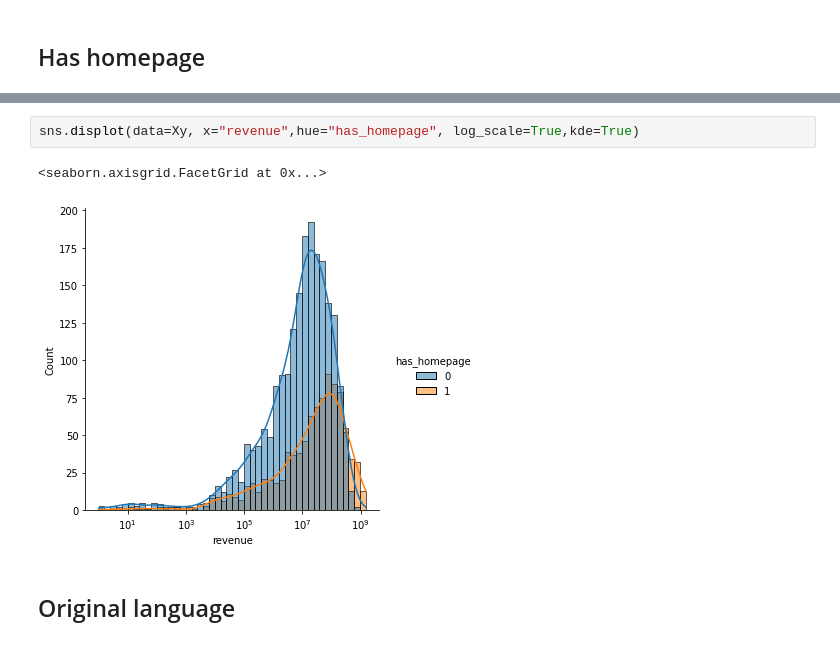
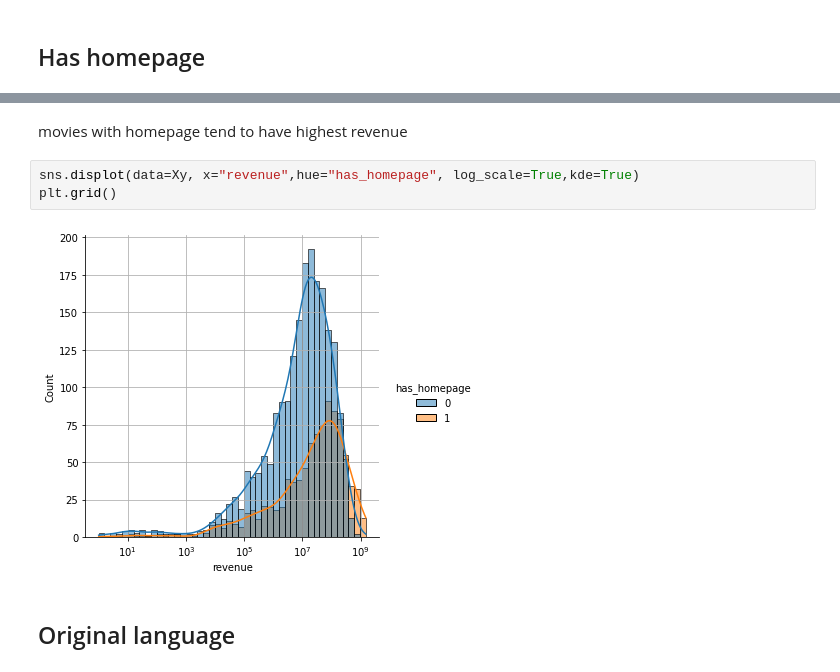
Before and after one commit to d0bando/Personal-Projects, a Jupyter notebook: Box_Office_Competition.ipynb, the cells around one changed output, grey strips where cells are left out. Saved outputs shown, nothing was run; the diff lists cells and outputs as text.

```diff
--- a/Box_Office_Competition.ipynb
+++ b/Box_Office_Competition.ipynb
@@ -1685,8 +1690,10 @@ sns.countplot(x=X.has_homepage)
+# %% [markdown]
+movies with homepage tend to have highest revenue
 # %%
 sns.displot(data=Xy, x="revenue",hue="has_homepage", log_scale=True,kde=True)
+plt.grid()
 # %% [output]
-<seaborn.axisgrid.FacetGrid at 0x...>
-[figure, old version]
+[figure, new version]
 # %% [markdown]
 ## Original language
 # %% [markdown]
```
Also changed, not shown: parts of 62 cells of this notebook.
